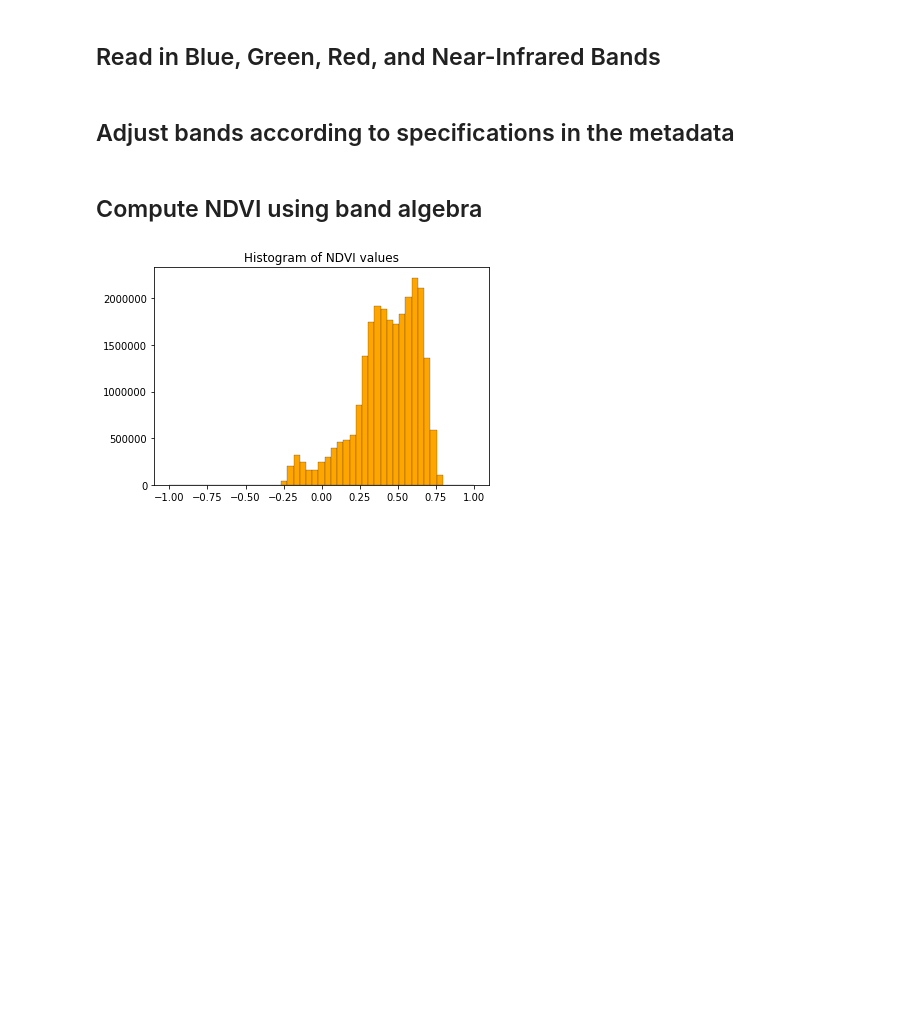
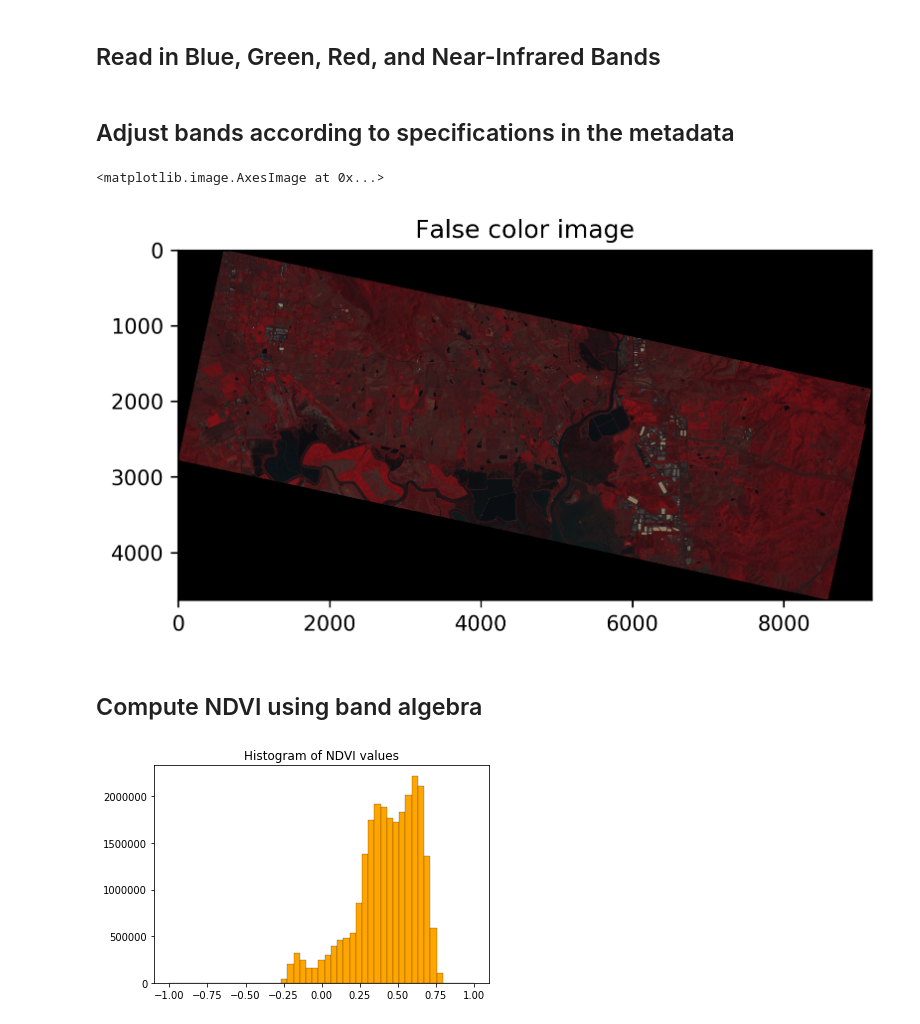
Before and after one commit to dylanhatlas/Imagery_Insights, a Jupyter notebook: NDVI_analysis.ipynb, the cells around one changed output. Drawn from its saved outputs; the diff is of its cells as text; code cells hidden in the pictures; blank space fills up the shorter version.

Commit message:
Added false color display

```diff
--- a/NDVI_analysis.ipynb
+++ b/NDVI_analysis.ipynb
@@ -38,8 +38,19 @@ for node in nodes:
         coeffs[i] = float(value)
 # %%
 # Multiply Red and Near-Infrared bands by respective TOA Reflectance coefficients
+band_blue = B * coeffs[1]
+band_green = G * coeffs[2]
 band_red = R * coeffs[3]
 band_nir = N * coeffs[4]
+# %%
+#create false color image
+false_color =np.stack((band_nir,band_red,band_green),axis=2)
+plt.figure(figsize=[6,6],dpi=300)
+plt.title('False color image')
+plt.imshow(false_color)
+# %% [output]
+<matplotlib.image.AxesImage at 0x...>
+[figure, added]
 # %% [markdown]
 ## Compute NDVI using band algebra
 # %%
```
